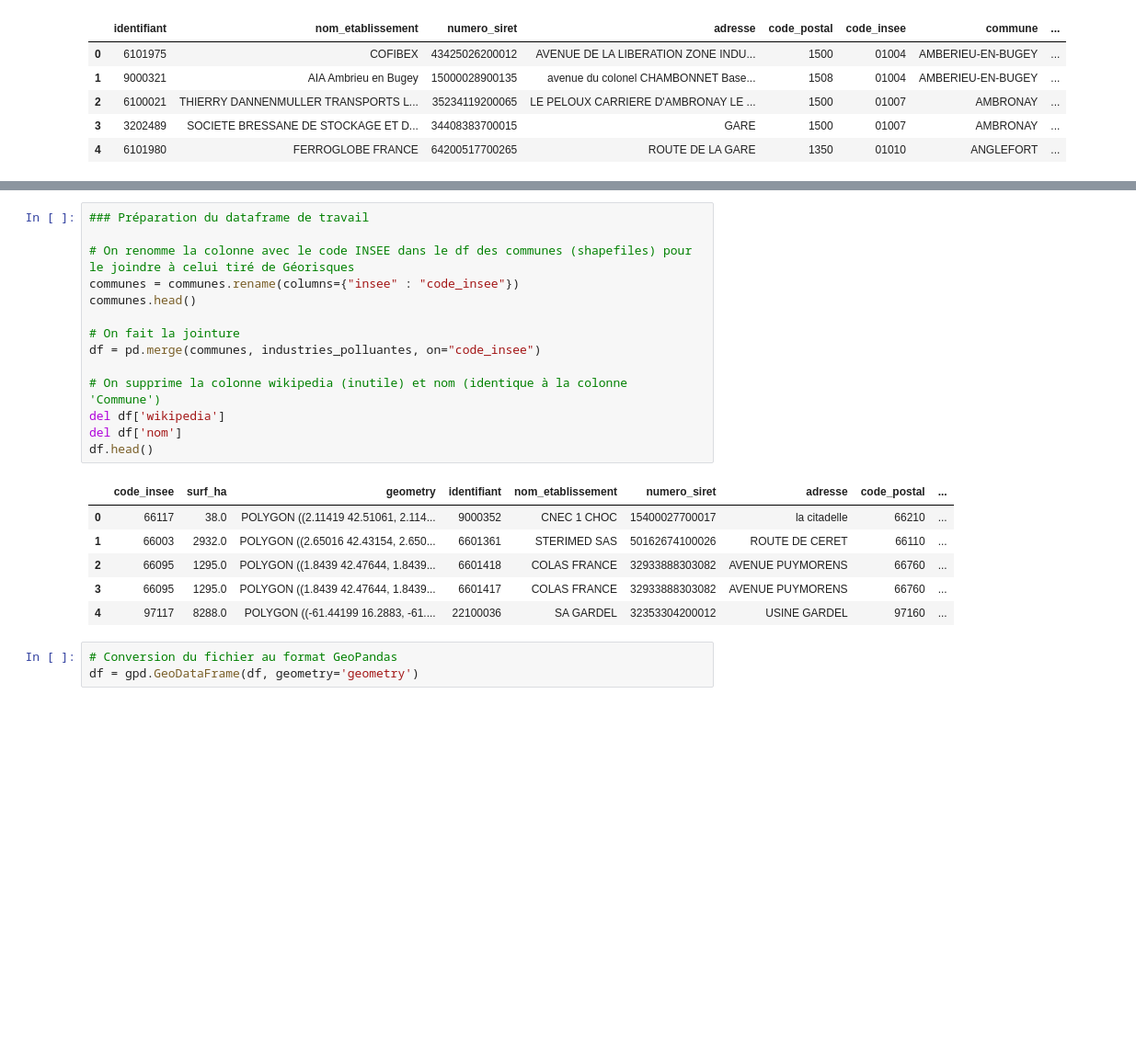
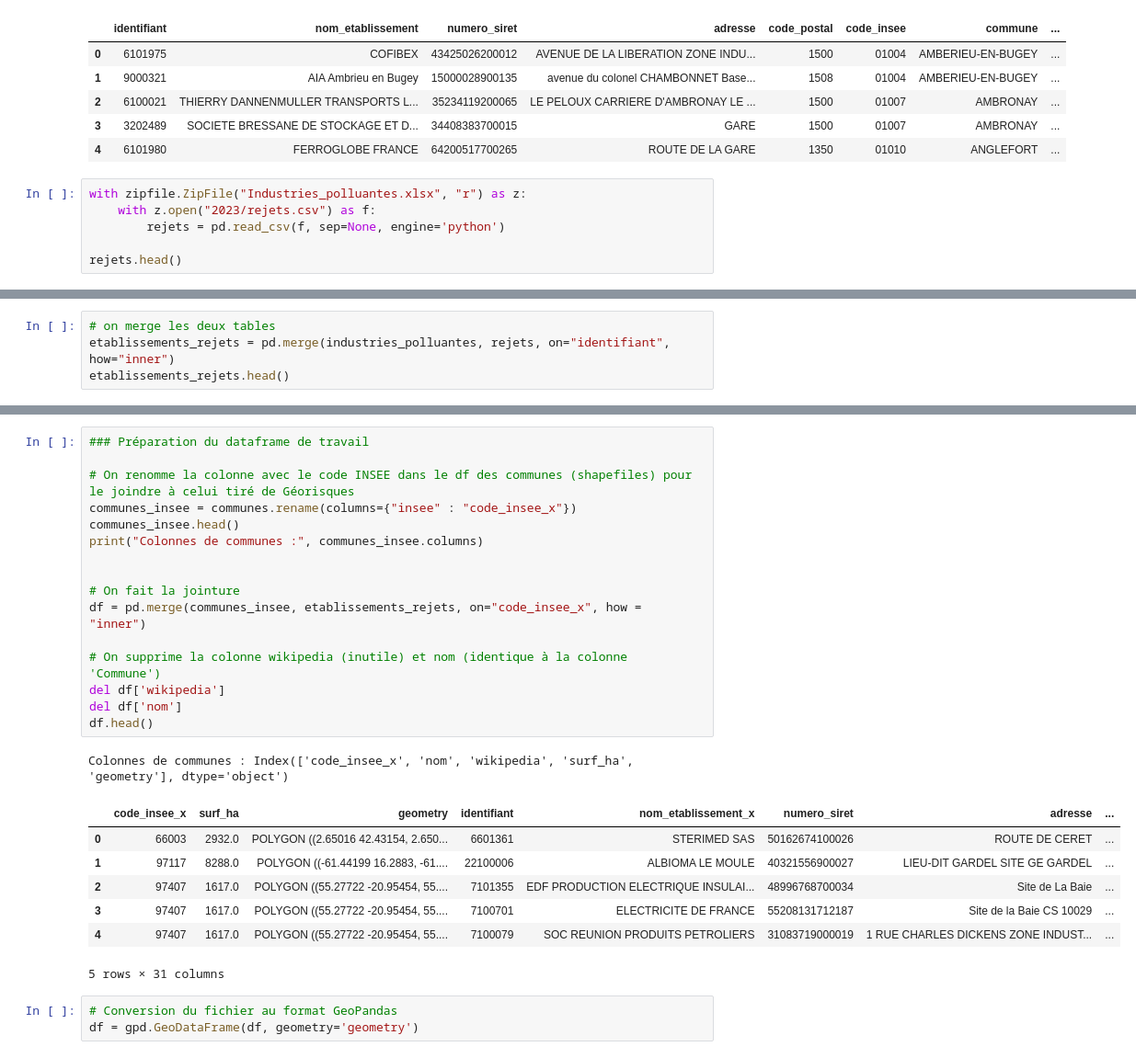
Before and after one commit to aurelianmoge/Projet-Python---ENSAE-2025, a Jupyter notebook: essai_juliette.ipynb, the cells around one changed output, grey strips where cells are left out. Shown at 92% size. Saved outputs shown, nothing was run; the diff lists cells and outputs as text; blank space fills up the shorter version.

Commit message:
jointure entre établissements et rejets et essai sur la region idf

```diff
--- a/essai_juliette.ipynb
+++ b/essai_juliette.ipynb
@@ -56,3 +56,9 @@ industries_polluantes.head()
 | 2 | 6100021 | THIERRY DANNENMULLER TRANSPORTS L... | 35234119200065 | LE PELOUX CARRIERE D'AMBRONAY LE ... | 1500 | 01007 | AMBRONAY | ... |
 | 3 | 3202489 | SOCIETE BRESSANE DE STOCKAGE ET D... | 34408383700015 | GARE | 1500 | 01007 | AMBRONAY | ... |
 | 4 | 6101980 | FERROGLOBE FRANCE | 64200517700265 | ROUTE DE LA GARE | 1350 | 01010 | ANGLEFORT | ... |
+# %%
+with zipfile.ZipFile("Industries_polluantes.xlsx", "r") as z:
+    with z.open("2023/rejets.csv") as f:
+        rejets = pd.read_csv(f, sep=None, engine='python')
+
+rejets.head()
@@ -58,0 +72,4 @@ industries_polluantes.head()
+# %%
+# on merge les deux tables
+etablissements_rejets = pd.merge(industries_polluantes, rejets, on="identifiant", how="inner")
+etablissements_rejets.head()
@@ -81,24 +106,28 @@ communes.head()
 # %%
 ### Préparation du dataframe de travail
 
 # On renomme la colonne avec le code INSEE dans le df des communes (shapefiles) pour le joindre à celui tiré de Géorisques
-communes = communes.rename(columns={"insee" : "code_insee"})
-communes.head()
+communes_insee = communes.rename(columns={"insee" : "code_insee_x"})
+communes_insee.head()
+print("Colonnes de communes :", communes_insee.columns)
+
 
 # On fait la jointure
-df = pd.merge(communes, industries_polluantes, on="code_insee")
+df = pd.merge(communes_insee, etablissements_rejets, on="code_insee_x", how = "inner")
 
 # On supprime la colonne wikipedia (inutile) et nom (identique à la colonne 'Commune')
 del df['wikipedia']
 del df['nom']
 df.head()
 # %% [output]
+Colonnes de communes : Index(['code_insee_x', 'nom', 'wikipedia', 'surf_ha', 'geometry'], dtype='object')
-|  | code_insee | surf_ha | geometry | identifiant | nom_etablissement | numero_siret | adresse | code_postal | ... |
-| 0 | 66117 | 38.0 | POLYGON ((2.11419 42.51061, 2.114... | 9000352 | CNEC 1 CHOC | 15400027700017 | la citadelle | 66210 | ... |
-| 1 | 66003 | 2932.0 | POLYGON ((2.65016 42.43154, 2.650... | 6601361 | STERIMED SAS | 50162674100026 | ROUTE DE CERET | 66110 | ... |
-| 2 | 66095 | 1295.0 | POLYGON ((1.8439 42.47644, 1.8439... | 6601418 | COLAS FRANCE | 32933888303082 | AVENUE PUYMORENS | 66760 | ... |
-| 3 | 66095 | 1295.0 | POLYGON ((1.8439 42.47644, 1.8439... | 6601417 | COLAS FRANCE | 32933888303082 | AVENUE PUYMORENS | 66760 | ... |
-| 4 | 97117 | 8288.0 | POLYGON ((-61.44199 16.2883, -61.... | 22100036 | SA GARDEL | 32353304200012 | USINE GARDEL | 97160 | ... |
+|  | code_insee_x | surf_ha | geometry | identifiant | nom_etablissement_x | numero_siret | adresse | ... |
+| 0 | 66003 | 2932.0 | POLYGON ((2.65016 42.43154, 2.650... | 6601361 | STERIMED SAS | 50162674100026 | ROUTE DE CERET | ... |
+| 1 | 97117 | 8288.0 | POLYGON ((-61.44199 16.2883, -61.... | 22100006 | ALBIOMA LE MOULE | 40321556900027 | LIEU-DIT GARDEL SITE GE GARDEL | ... |
+| 2 | 97407 | 1617.0 | POLYGON ((55.27722 -20.95454, 55.... | 7101355 | EDF PRODUCTION ELECTRIQUE INSULAI... | 48996768700034 | Site de La Baie | ... |
+| 3 | 97407 | 1617.0 | POLYGON ((55.27722 -20.95454, 55.... | 7100701 | ELECTRICITE DE FRANCE | 55208131712187 | Site de la Baie CS 10029 | ... |
+| 4 | 97407 | 1617.0 | POLYGON ((55.27722 -20.95454, 55.... | 7100079 | SOC REUNION PRODUITS PETROLIERS | 31083719000019 | 1 RUE CHARLES DICKENS ZONE INDUST... | ... |
+5 rows × 31 columns
 # %%
 # Conversion du fichier au format GeoPandas
 df = gpd.GeoDataFrame(df, geometry='geometry')
```
Also changed, not shown: parts of 6 cells of this notebook.
